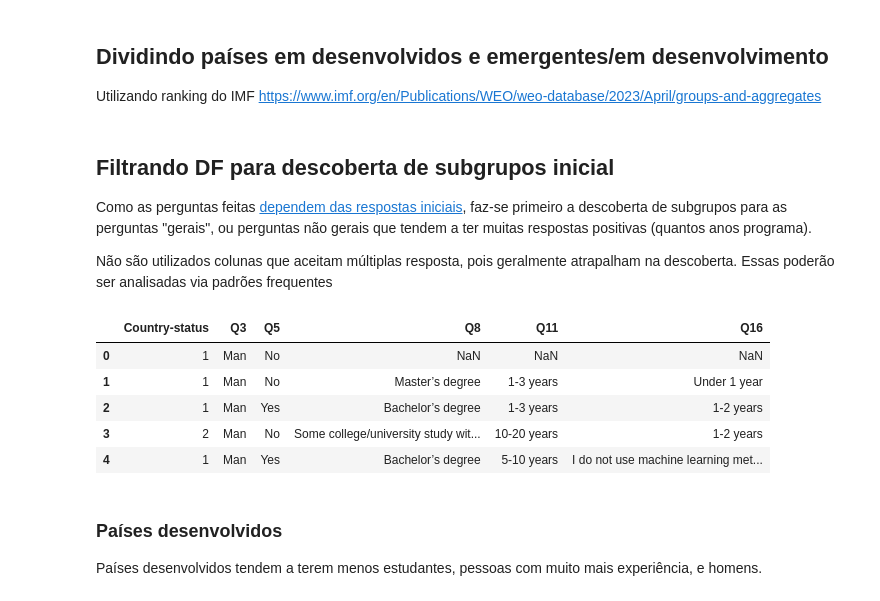
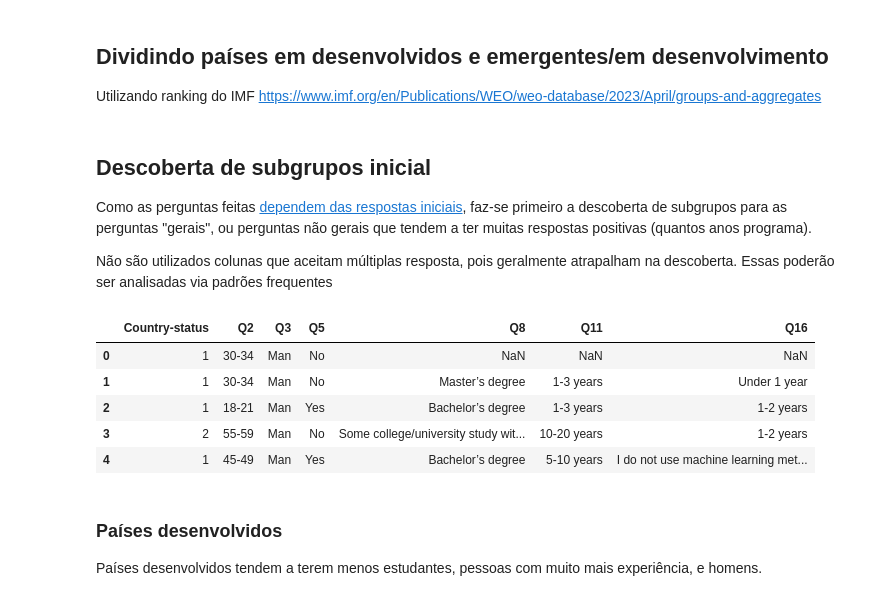
Before and after one commit to vlcfaria/kaggle-datamine, a Jupyter notebook: analysis.ipynb, the cells around one changed output. Drawn from its saved outputs; the diff is of its cells as text; code cells hidden in the pictures.

```diff
--- a/analysis.ipynb
+++ b/analysis.ipynb
@@ -38,7 +38,7 @@ advanced_economies = {
 emerging_and_developing_economies = {
     "Algeria", "Argentina", "Bangladesh", "Brazil", "Cameroon", "Chile",
     "China", "Colombia", "Ecuador", "Egypt", "Ethiopia", "Ghana", "India",
-    "Indonesia", "Iran, Islamic Republic of", "Kenya", "Malaysia", "Mexico",
+    "Indonesia", "Iran, Islamic Republic of...", "Kenya", "Malaysia", "Mexico",
     "Morocco", "Nepal", "Nigeria", "Pakistan", "Peru", "Philippines",
     "Poland", "Romania", "Russia", "Saudi Arabia", "South Africa",
     "Sri Lanka", "Thailand", "Tunisia", "Turkey", "Ukraine",
@@ -52,9 +52,11 @@ def set_tier(name):
         return 1
     else: return 0
 
+#Create country status, discard other
 df['Country-status'] = df['Q4'].apply(set_tier)
+df = df[df['Country-status'] != 0]
 # %% [markdown]
-## Filtrando DF para descoberta de subgrupos inicial
+## Descoberta de subgrupos inicial
 
 Como as perguntas feitas [dependem das respostas iniciais](./data/kaggle_survey_2022_answer_choices.pdf), faz-se primeiro a descoberta de subgrupos para as perguntas "gerais", ou perguntas não gerais que tendem a ter muitas respostas positivas (quantos anos programa).
 
@@ -62,21 +64,21 @@ Não são utilizados colunas que aceitam múltiplas resposta, pois geralmente at
 # %%
 def filter_df(df, questions):
     cols = [*df]
     selected = []
     for q in questions:
         #Get associated columns
         selected.extend([c for c in cols if c == q or c.startswith(q + '_')])
     return df[selected]
 
-filtered = filter_df(df, ['Country-status', 'Q3', 'Q5', 'Q8', 'Q11', 'Q16'])
+filtered = filter_df(df, ['Country-status', 'Q2', 'Q3', 'Q5', 'Q8', 'Q11', 'Q16'])
 filtered.head()
 # %% [output]
-|  | Country-status | Q3 | Q5 | Q8 | Q11 | Q16 |
-| 0 | 1 | Man | No | NaN | NaN | NaN |
-| 1 | 1 | Man | No | Master’s degree | 1-3 years | Under 1 year |
-| 2 | 1 | Man | Yes | Bachelor’s degree | 1-3 years | 1-2 years |
-| 3 | 2 | Man | No | Some college/university study wit... | 10-20 years | 1-2 years |
-| 4 | 1 | Man | Yes | Bachelor’s degree | 5-10 years | I do not use machine learning met... |
+|  | Country-status | Q2 | Q3 | Q5 | Q8 | Q11 | Q16 |
+| 0 | 1 | 30-34 | Man | No | NaN | NaN | NaN |
+| 1 | 1 | 30-34 | Man | No | Master’s degree | 1-3 years | Under 1 year |
+| 2 | 1 | 18-21 | Man | Yes | Bachelor’s degree | 1-3 years | 1-2 years |
+| 3 | 2 | 55-59 | Man | No | Some college/university study wit... | 10-20 years | 1-2 years |
+| 4 | 1 | 45-49 | Man | Yes | Bachelor’s degree | 5-10 years | I do not use machine learning met... |
 # %% [markdown]
 ### Países desenvolvidos
 
```
Also changed, not shown: parts of 10 cells of this notebook.
